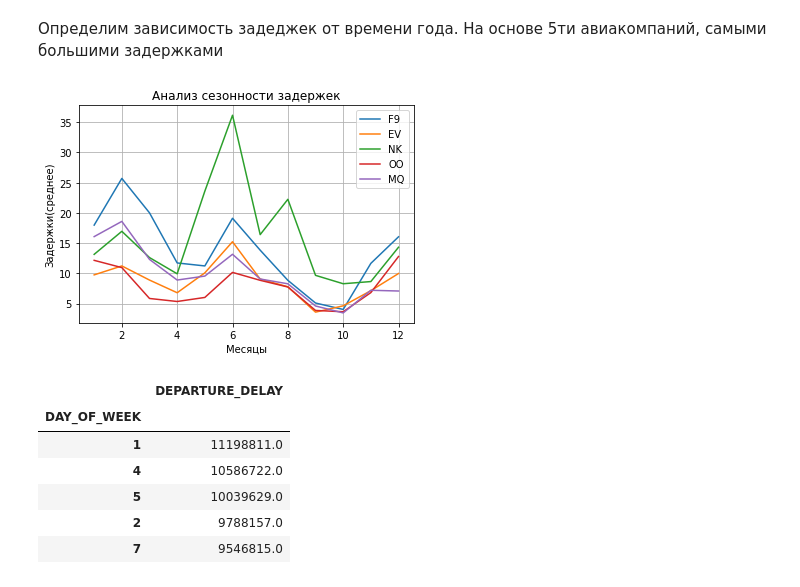
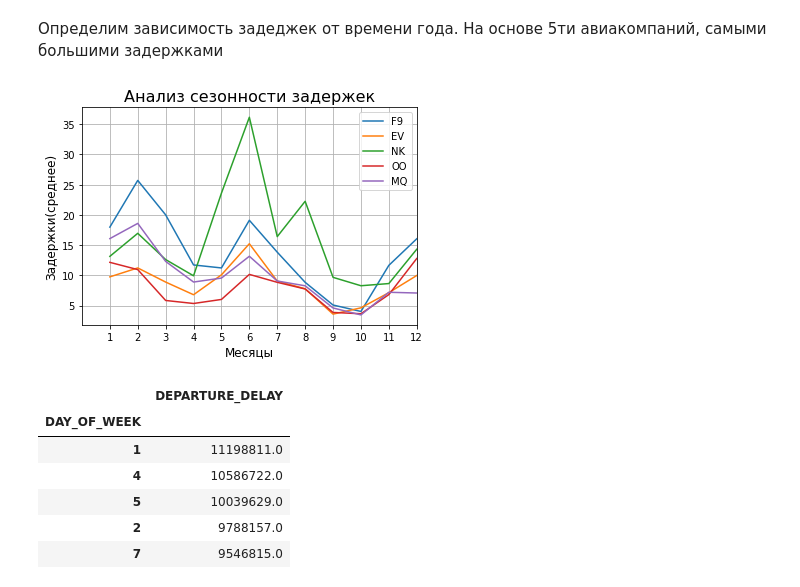
Before and after one commit to Albinamkh21/ds_hw, a Jupyter notebook: hw2_2_lesson5.ipynb, the cells around one changed output. Saved outputs shown, nothing was run; the diff lists cells and outputs as text; code cells hidden in the pictures.

```diff
--- a/hw2_2_lesson5.ipynb
+++ b/hw2_2_lesson5.ipynb
@@ -103,26 +105,27 @@ MQ = df_.groupby(['AIRLINE', 'MONTH']).mean()
 # %%
 import matplotlib
 import matplotlib.pyplot as plt
 import numpy as np
 
 # Data for plotting
 t = np.arange(1, 13, 1)
 
 fig, ax = plt.subplots()
-ax.plot(t, F9.DEPARTURE_DELAY, label='F9')
-ax.plot(t, EV.DEPARTURE_DELAY, label='EV')
-ax.plot(t, NK.DEPARTURE_DELAY, label='NK')
-ax.plot(t, OO.DEPARTURE_DELAY, label='OO')
-ax.plot(t, MQ.DEPARTURE_DELAY, label='MQ')
+plt.plot(t, F9.DEPARTURE_DELAY, label='F9')
+plt.plot(t, EV.DEPARTURE_DELAY, label='EV')
+plt.plot(t, NK.DEPARTURE_DELAY, label='NK')
+plt.plot(t, OO.DEPARTURE_DELAY, label='OO')
+plt.plot(t, MQ.DEPARTURE_DELAY, label='MQ')
 
-
-
-ax.set(xlabel='Месяцы', ylabel='Задержки(среднее)',
-       title='Анализ сезонности задержек')
-ax.grid()
+plt.xlim(0,12)
+plt.xticks(t)
+plt.xlabel("Месяцы", fontsize=12)
+plt.ylabel("Задержки(среднее)", fontsize=12)
+plt.title("Анализ сезонности задержек", fontsize=16)
+plt.grid()
 plt.legend()
 plt.show()
 # %% [output]
-[figure, old version]
+[figure, new version]
 # %%
 Судя по графику можно предположить, что проблема в перегруженности аэропортов, в пиковые периоды сезона
```
Also changed, not shown: parts of 12 cells of this notebook, 1 other file.
